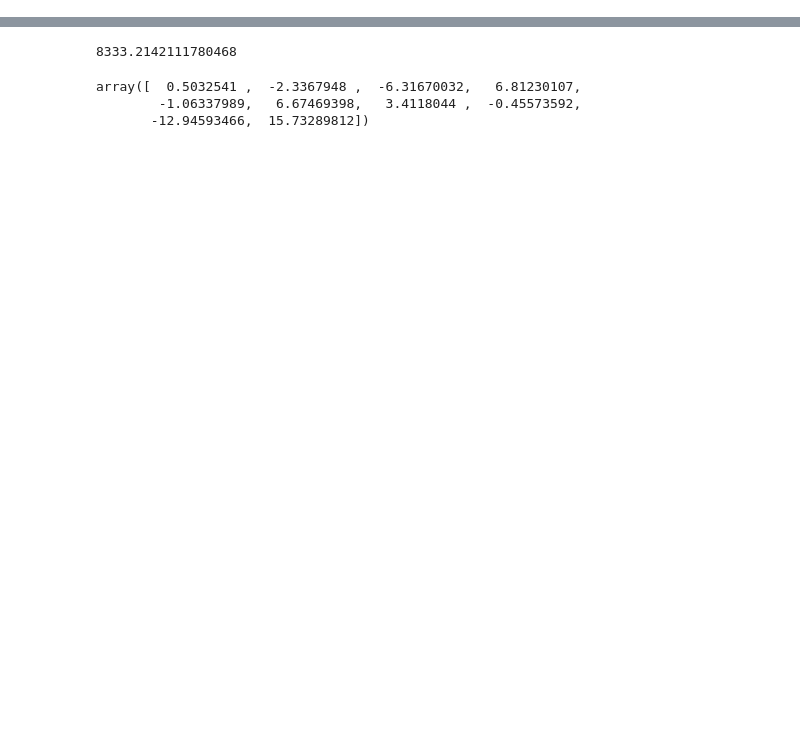
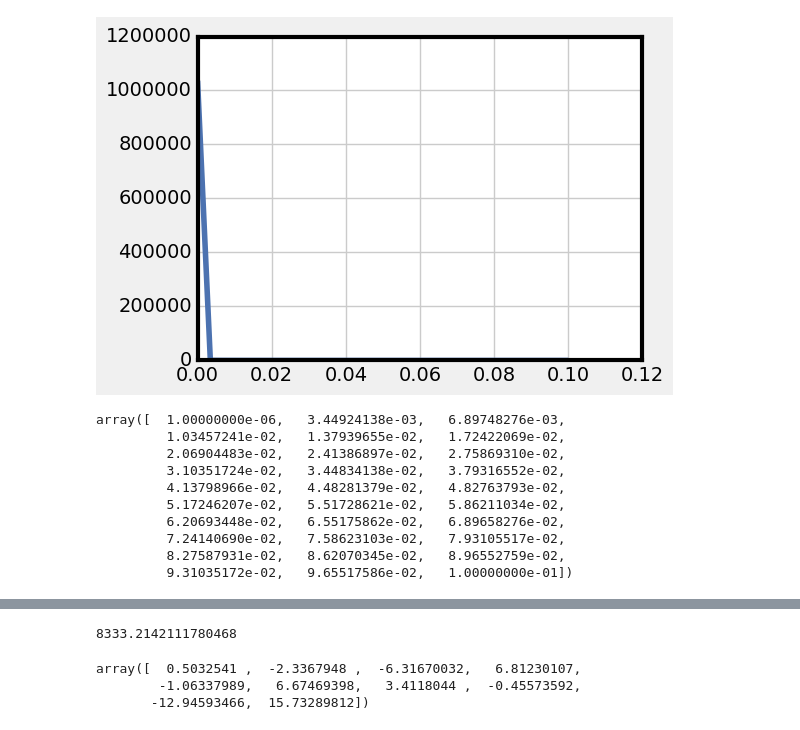
Before and after one commit to amartyashankha/6.867-HW-2016, a Jupyter notebook: HW1/P1/gradient_descent.ipynb, the cells around one changed output, grey strips where cells are left out. Cells and saved outputs as stored; diff of their text form; code cells hidden in the pictures; blank space fills up the shorter version.

```diff
--- a/HW1/P1/gradient_descent.ipynb
+++ b/HW1/P1/gradient_descent.ipynb
@@ -63,0 +190,17 @@ log = GD(x0, test_gauss, None, 10000).step()
+# %%
+n_iters_ss = np.array([len(log) for log in log_ss])
+plt.plot(step_sizes, n_iters_ss)
+plt.show()
+step_sizes
+# %% [output]
+[figure, added]
+array([  1.00000000e-06,   3.44924138e-03,   6.89748276e-03,
+         1.03457241e-02,   1.37939655e-02,   1.72422069e-02,
+         2.06904483e-02,   2.41386897e-02,   2.75869310e-02,
+         3.10351724e-02,   3.44834138e-02,   3.79316552e-02,
+         4.13798966e-02,   4.48281379e-02,   4.82763793e-02,
+         5.17246207e-02,   5.51728621e-02,   5.86211034e-02,
+         6.20693448e-02,   6.55175862e-02,   6.89658276e-02,
+         7.24140690e-02,   7.58623103e-02,   7.93105517e-02,
+         8.27587931e-02,   8.62070345e-02,   8.96552759e-02,
+         9.31035172e-02,   9.65517586e-02,   1.00000000e-01])
```
Also changed, not shown: parts of 25 cells of this notebook, 27 other files.
